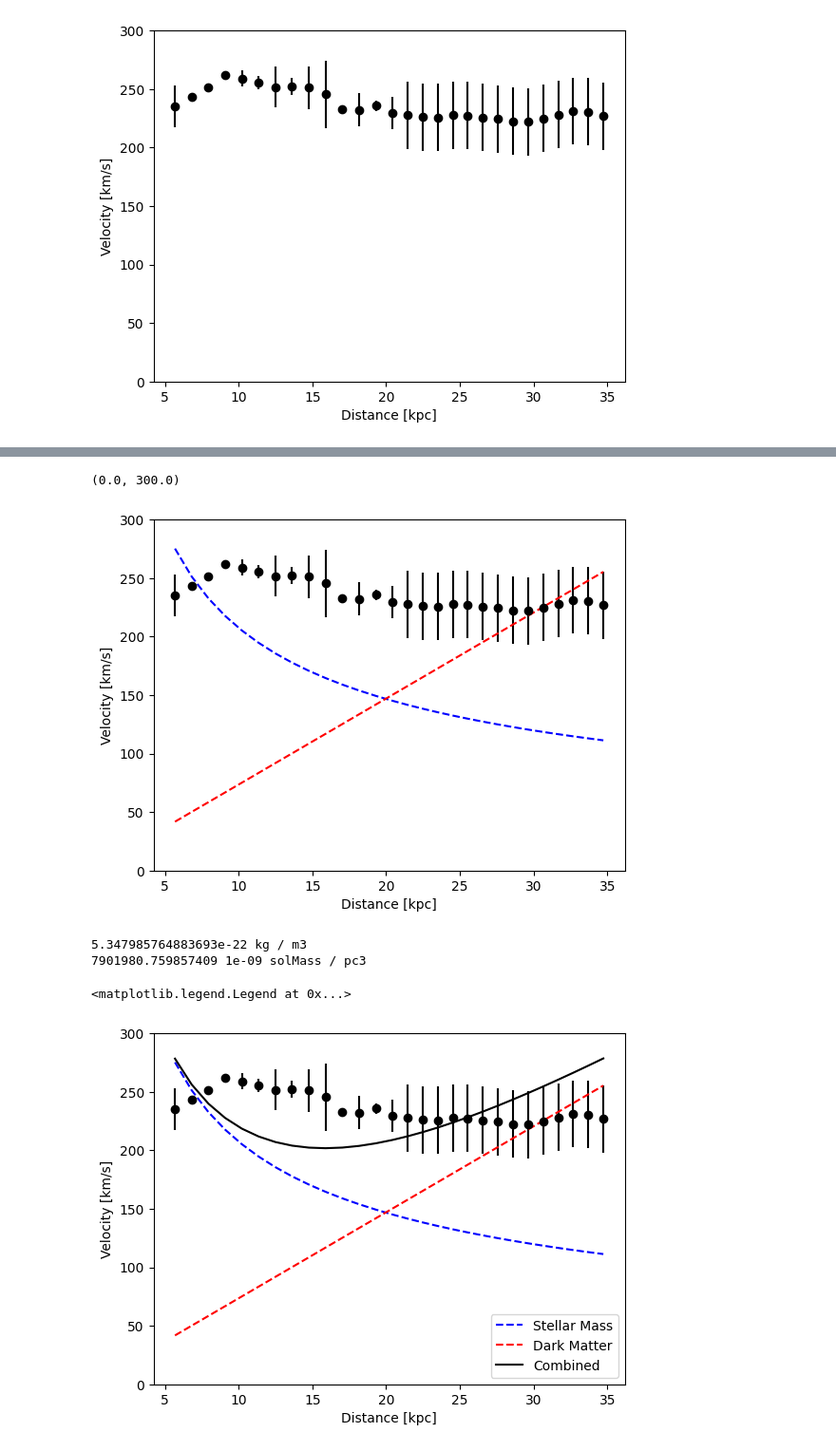
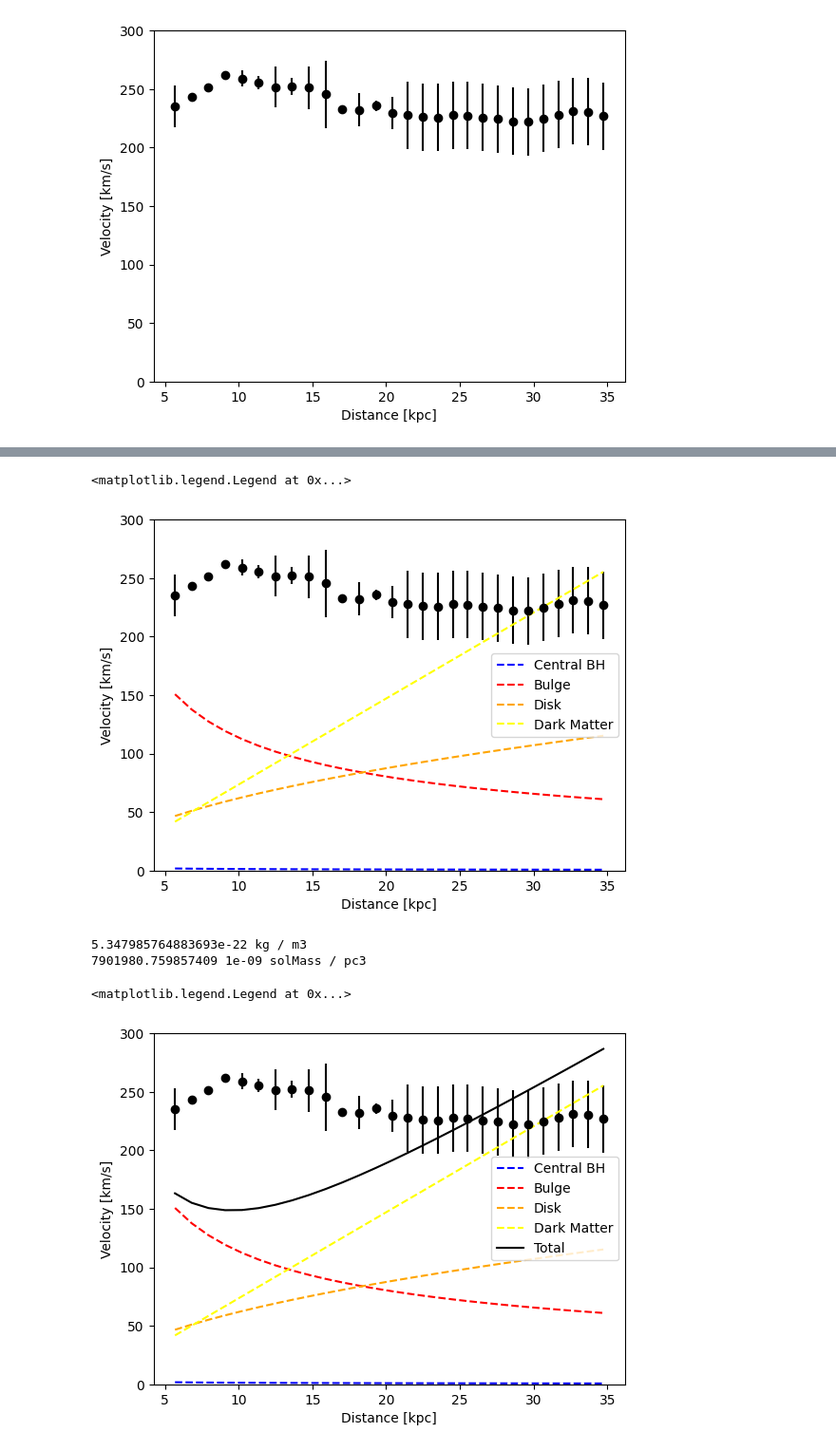
Before and after one commit to wj198414/ASTRON1221, a Jupyter notebook: DarkMatter/galaxy_rotatio_curve.ipynb, the cells around one changed output, grey strips where cells are left out. Shown at 95% size. Cells and saved outputs as stored; diff of their text form; code cells hidden in the pictures.

```diff
--- a/DarkMatter/galaxy_rotatio_curve.ipynb
+++ b/DarkMatter/galaxy_rotatio_curve.ipynb
@@ -50,0 +84,5 @@ plt.ylim(0, 300)
+# %%
+bulge_mass_arr = np.zeros(np.shape(radius_arr)) * u.solMass
+for i, radius in enumerate(radius_arr):
+  bulge_mass_arr[i] = calc_bulge_mass(density_bulge, radius_arr[i])
+rotational_velocity_bulge_arr = (calc_rotational_velocity(bulge_mass_arr, radius_arr))
@@ -50,0 +102,12 @@ plt.ylim(0, 300)
+# %%
+disk_mass = 8e10 * u.solMass
+disk_radius = 30e3 * u.parsec
+disk_density = disk_mass / (np.pi * disk_radius**2)
+
+def calc_disk_mass(density, radius):
+  area = np.pi * (radius)**2
+  disk_mass = density * area
+  return(disk_mass)
+# %%
+disk_mass_arr = calc_disk_mass(disk_density , radius_arr)
+rotational_velocity_disk_arr = (calc_rotational_velocity(disk_mass_arr, radius_arr))
@@ -59,14 +134,17 @@ dark_matter_mass_arr = calc_dark_matter_mass(dark_matter_density , radius_arr)
 rotational_velocity_dark_matter_arr = (calc_rotational_velocity(dark_matter_mass_arr, radius_arr))
 # %%
 plt.errorbar(tab["col2"], tab["col3"], yerr=tab["col4"], ecolor="black", color="black", fmt='o')
-plt.plot(radius_arr.value / 1e3, rotational_velocity_arr.to(u.km / u.s).value, color="blue", linestyle="dashed")
-plt.plot(radius_arr.value / 1e3, rotational_velocity_dark_matter_arr.to(u.km / u.s).value, color="red", linestyle="dashed")
+plt.plot(radius_arr.value / 1e3, rotational_velocity_arr.to(u.km / u.s).value, color="blue", linestyle="dashed", label="Central BH")
+plt.plot(radius_arr.value / 1e3, rotational_velocity_bulge_arr.to(u.km / u.s).value, color="red", linestyle="dashed", label="Bulge")
+plt.plot(radius_arr.value / 1e3, rotational_velocity_disk_arr.to(u.km / u.s).value, color="orange", linestyle="dashed", label="Disk")
+plt.plot(radius_arr.value / 1e3, rotational_velocity_dark_matter_arr.to(u.km / u.s).value, color="yellow", linestyle="dashed", label="Dark Matter")
 plt.xlabel("Distance [kpc]")
 plt.ylabel("Velocity [km/s]")
 plt.ylim(0, 300)
+plt.legend()
 # %% [output]
-(0.0, 300.0)
+<matplotlib.legend.Legend at 0x...>
-[figure, old version]
+[figure, new version]
 # %%
 dark_matter_density_local = 0.3 * 1e9 * u.eV / ac.c**2 / u.cm**3
 print(dark_matter_density_local.si)
@@ -75,16 +153,19 @@ print(dark_matter_density_local.to(u.solMass / (1e3 * u.parsec)**3))
 5.347985764883693e-22 kg / m3
 7901980.759857409 1e-09 solMass / pc3
 # %%
-rotational_velocity_all_arr = (calc_rotational_velocity(dark_matter_mass_arr + galaxy_stellar_mass, radius_arr))
+rotational_velocity_all_arr = (calc_rotational_velocity(dark_matter_mass_arr + disk_mass_arr + \
+                                                        bulge_mass_arr + central_black_hole_mass, radius_arr))
 # %%
 plt.errorbar(tab["col2"], tab["col3"], yerr=tab["col4"], ecolor="black", color="black", fmt='o')
-plt.plot(radius_arr.value / 1e3, rotational_velocity_arr.to(u.km / u.s).value, color="blue", linestyle="dashed", label="Stellar Mass")
-plt.plot(radius_arr.value / 1e3, rotational_velocity_dark_matter_arr.to(u.km / u.s).value, color="red", linestyle="dashed", label="Dark Matter")
-plt.plot(radius_arr.value / 1e3, rotational_velocity_all_arr.to(u.km / u.s).value, color="black", label="Combined")
+plt.plot(radius_arr.value / 1e3, rotational_velocity_arr.to(u.km / u.s).value, color="blue", linestyle="dashed", label="Central BH")
+plt.plot(radius_arr.value / 1e3, rotational_velocity_bulge_arr.to(u.km / u.s).value, color="red", linestyle="dashed", label="Bulge")
+plt.plot(radius_arr.value / 1e3, rotational_velocity_disk_arr.to(u.km / u.s).value, color="orange", linestyle="dashed", label="Disk")
+plt.plot(radius_arr.value / 1e3, rotational_velocity_dark_matter_arr.to(u.km / u.s).value, color="yellow", linestyle="dashed", label="Dark Matter")
+plt.plot(radius_arr.value / 1e3, rotational_velocity_all_arr.to(u.km / u.s).value, color="black", label="Total")
 plt.xlabel("Distance [kpc]")
 plt.ylabel("Velocity [km/s]")
 plt.ylim(0, 300)
 plt.legend()
 # %% [output]
 <matplotlib.legend.Legend at 0x...>
-[figure, old version]
+[figure, new version]
```
Also changed, not shown: parts of 13 cells of this notebook.
